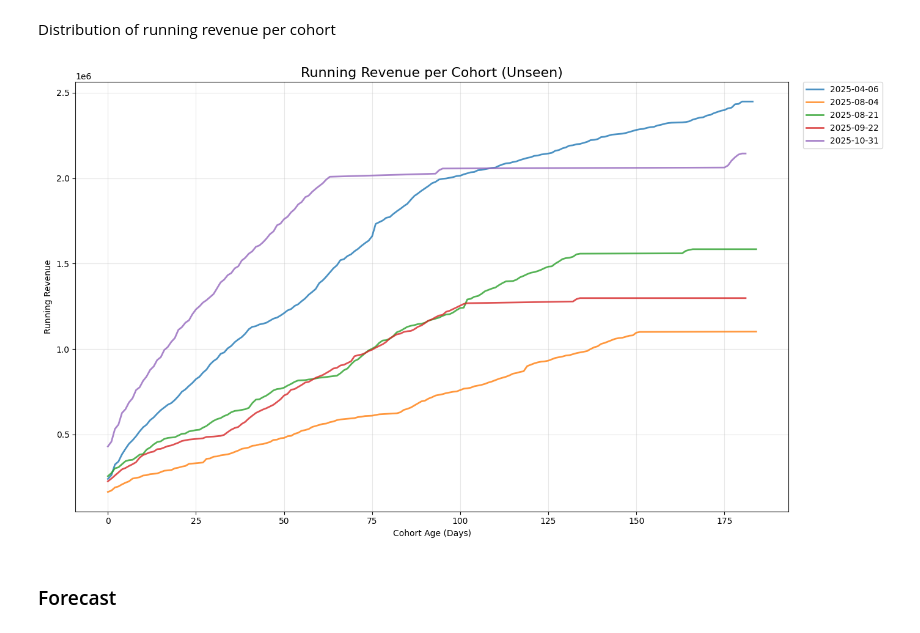
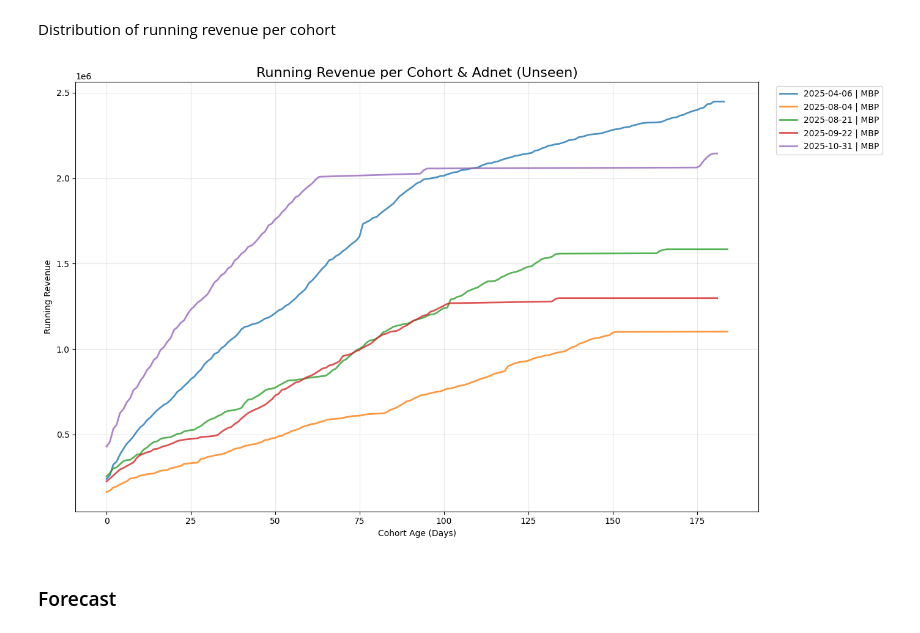
Before and after one commit to mrifala29/ltv-projection, a Jupyter notebook: LTV_Projection_VAS_TimeFM.ipynb, the cells around one changed output. Cells and saved outputs as stored; diff of their text form; code cells hidden in the pictures.

```diff
--- a/LTV_Projection_VAS_TimeFM.ipynb
+++ b/LTV_Projection_VAS_TimeFM.ipynb
@@ -823,35 +1051,36 @@ Distribution of running revenue per cohort
 # %%
 plt.figure(figsize=(14, 8))
 
-for cohort in unseen_cohorts:
-    temp = (
-        df_unseen[df_unseen['date_created_at'] == cohort]
-        .sort_values('cohort_age')
+for (cohort, adnet), temp in (
+    df_unseen
+    .groupby(["date_created_at", "adnet"])
+):
+
+    temp = temp.sort_values("cohort_age")
+
+    plt.plot(
+        temp["cohort_age"],
+        temp["revenue_running_total"],
+        linewidth=2,
+        alpha=0.8,
+        label=f"{pd.Timestamp(cohort).strftime('%Y-%m-%d')} | {adnet}"
     )
 
-    plt.plot(
-        temp['cohort_age'],
-        temp['revenue_running_total'],
-        linewidth=2,
-        alpha=0.8,
-        label=pd.Timestamp(cohort).strftime('%Y-%m-%d')
-    )
-
-plt.title("Running Revenue per Cohort (Unseen)", fontsize=16)
+plt.title("Running Revenue per Cohort & Adnet (Unseen)", fontsize=16)
 plt.xlabel("Cohort Age (Days)")
 plt.ylabel("Running Revenue")
+
 plt.grid(alpha=0.3)
 
 plt.legend(
     bbox_to_anchor=(1.02, 1),
-    loc='upper left',
-    borderaxespad=0
+    loc="upper left"
 )
 
 plt.tight_layout()
 plt.show()
 # %% [output]
-[figure, old version]
+[figure, new version]
 # %% [markdown]
 ### Forecast
 # %% [markdown]
```
Also changed, not shown: parts of 41 cells of this notebook.
